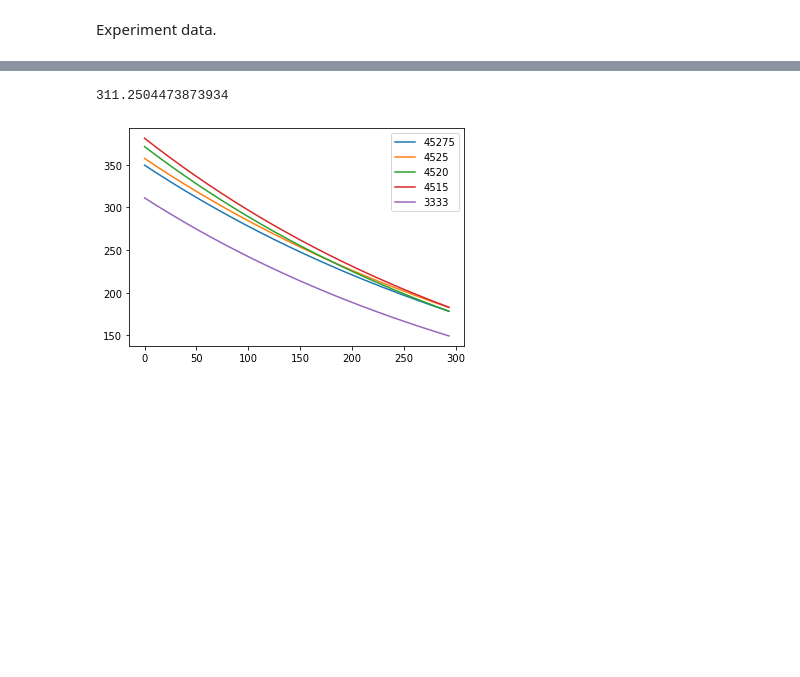
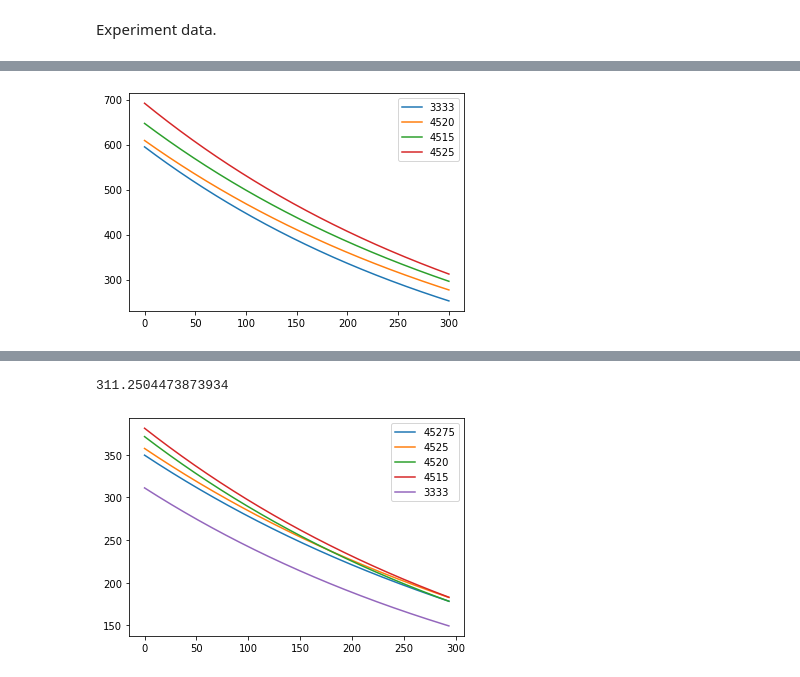
Before and after one commit to wzetto/MATools, a Jupyter notebook: Models/Toda_Caraballo_sss/crss_calc.ipynb, the cells around one changed output, grey strips where cells are left out. Saved outputs shown, nothing was run; the diff lists cells and outputs as text; code cells hidden in the pictures; blank space fills up the shorter version.

```diff
--- a/Models/Toda_Caraballo_sss/crss_calc.ipynb
+++ b/Models/Toda_Caraballo_sss/crss_calc.ipynb
@@ -220,15 +242,15 @@ k_list = np.array([195.5, 168.65, 174.67])*1e9
 # tao0_3333 = ys_tc_3333.ys_(60)[0][0]
 # tao0_4527, tao0_4525, tao0_4520, tao0_4515, tao0_3333
 tc_ = TC_model(x_3333, f, k_list, r, r2, r3, delta_, mu_3333)
-temp = np.linspace(0, 300, 300)
-tao_0 = tc_.tao0_deduce(240*1e6, 293, 1e4, 1e-4)
+# temp = np.linspace(0, 300, 300)
+# tao_0 = tc_.tao0_deduce(240*1e6, 293, 1e4, 1e-4)
 
-ys_temp1, ys_temp2, ys_temp3 = tc_.tao_list(
-    tao0=tao_0, temp=temp,
-    epsi_0=1e4, epsi_=1e-4
-)
+# ys_temp1, ys_temp2, ys_temp3 = tc_.tao_list(
+#     tao0=tao_0, temp=temp,
+#     epsi_0=1e4, epsi_=1e-4
+# )
 
-plt.plot(temp, ys_temp1*1e-6)
-plt.plot(temp, ys_temp2*1e-6)
-plt.plot(temp, ys_temp3*1e-6)
+# plt.plot(temp, ys_temp1*1e-6)
+# plt.plot(temp, ys_temp2*1e-6)
+# plt.plot(temp, ys_temp3*1e-6)
     # tc_.ys_(60*1e-3)
@@ -279,0 +264,76 @@ plt.show()
+# %%
+temp = np.linspace(0, 300, 300)
+#* atomic radii
+r = np.array([129.25, 124.46, 123.28])*1e-12 #? pm -> m
+r2 = np.array([130.09, 124.30, 122.66])*1e-12
+r3 = np.array([122.7, 111.2, 109.4])*1e-12
+
+#* f, delta
+f = 0.74
+delta_ = 0.001
+
+#* Atomic content
+x_4525 = np.array([[0.45, 0.25, 0.3]])
+x_4520 = np.array([[0.45, 0.20, 0.35]])
+x_4515 = np.array([[0.45, 0.15, 0.4]])
+x_3333 = np.array([[1/3, 1/3, 1/3]])
+
+#* Elastic moduli
+#*Cr, Co, Ni
+def elastic_constants(x):
+    g_vec = np.array([[103.5, 81.0, 76.0]]) #* Shear modulus
+    poisson_vec = np.array([[0.275, 0.293, 0.310]]) #* Poisson ratio
+    g_ = g_vec@x.T
+    poisson_ = poisson_vec@x.T
+    k_ = 2*g_*(1+poisson_)/(3*(1-2*poisson_)) #* Bulk modulus
+    e_ = 2*g_*(1+poisson_) #* Young's modulus
+    return np.array([g_[0,0], k_[0,0], e_[0,0]])
+
+#* Elastic constants.
+mu_4525, k_4525, e_4525 = elastic_constants(x_4525)*1e9 #? Gpa -> pa
+mu_4520, k_4520, e_4520 = elastic_constants(x_4520)*1e9 #? Gpa -> pa
+mu_4515, k_4515, e_4515 = elastic_constants(x_4515)*1e9 #? Gpa -> pa
+mu_3333, k_3333, e_3333 = elastic_constants(x_3333)*1e9 #? Gpa -> pa
+
+#* k for Cr, Co, Ni
+k_list = np.array([195.5, 168.65, 174.67])*1e9
+
+#* Model using
+mode = 'TC'
+
+def tao_curve(tao0_exp, temp_fin_exp, x, mu, mode='TC'):
+    '''
+    Generate YS-T curve based on Varvenne model.
+    '''
+    tc_ = TC_model(x, f, k_list, r, r2, r3, delta_, mu)
+    tao_0 = tc_.tao0_deduce(tao0_exp*1e6, temp_fin_exp, 1e4, 1e-4, mode)
+    de = tc_.dEb(mode)[2]
+    print(f'dEb for {x} is {de*6.241509e18}.')
+    print(f'\delta* for {x} is {tc_.ys_(0)[0][0,0]*100}%.')
+    # print(f'TC-strength for {x} is {tc_.ys_(tao0_exp*1e6)[1]*1e-6} MPa.')
+
+    ys_temp1, ys_temp2, ys_temp3 = tc_.tao_list(
+        tao0=tao_0, temp=temp,
+        epsi_0=1e4, epsi_=1e-4, mode=mode
+    )
+    #* Choose the Var atomic radii.
+    if mode == 'TC':
+        ys_temp = ys_temp1
+    elif mode == 'Var':
+        ys_temp = ys_temp2
+
+    return ys_temp, tc_
+
+ys_temp_3333, tc_3333 = tao_curve(ys_min_3333, t_fin_3333, x_3333, mu_3333, mode)
+ys_temp_4520, tc_4520 = tao_curve(ys_min_4520, t_fin_4520, x_4520, mu_4520, mode)
+ys_temp_4515, tc_4515 = tao_curve(ys_min_4515, t_fin_4515, x_4515, mu_4515, mode)
+ys_temp_4525, tc_4525 = tao_curve(ys_min_4525, t_fin_4525, x_4525, mu_4525, mode)
+
+plt.plot(temp, ys_temp_3333*1e-6, label='3333')
+plt.plot(temp, ys_temp_4520*1e-6, label='4520')
+plt.plot(temp, ys_temp_4515*1e-6, label='4515')
+plt.plot(temp, ys_temp_4525*1e-6, label='4525')
+
+plt.legend()
+plt.show()
+# %% [output]
@@ -279,0 +348 @@ plt.show()
+[figure, added]
```
Also changed, not shown: parts of 8 cells of this notebook, 5 other files.
